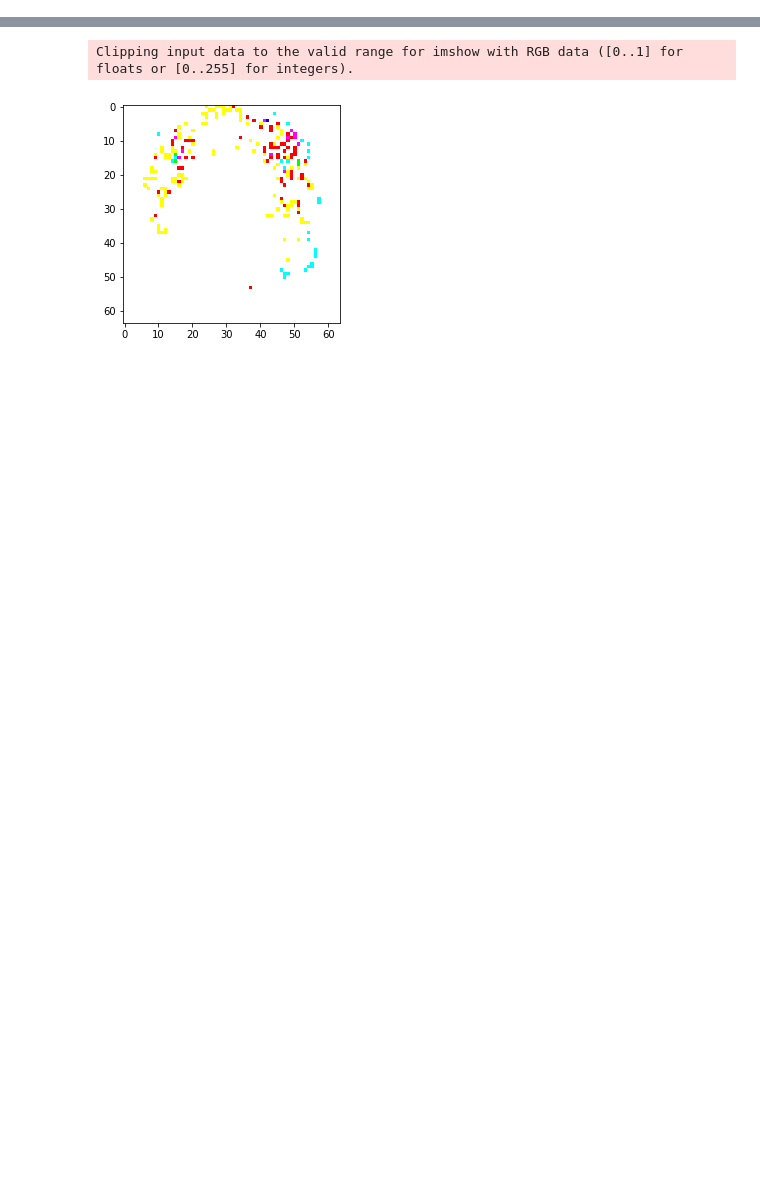
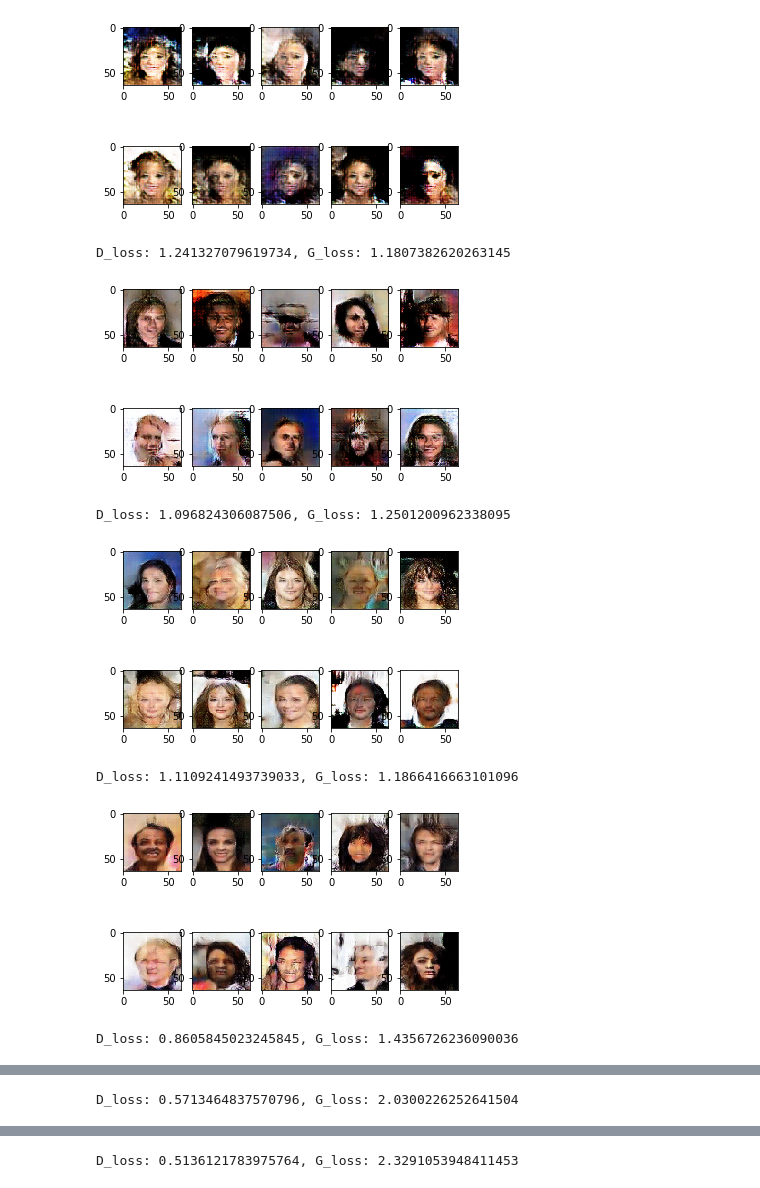
Before and after one commit to kilohotel8/dcgan_tf, a Jupyter notebook: DCGAN_tf.ipynb, the cells around one changed output, grey strips where cells are left out. Drawn from its saved outputs; the diff is of its cells as text; code cells hidden in the pictures; blank space fills up the shorter version.

```diff
--- a/DCGAN_tf.ipynb
+++ b/DCGAN_tf.ipynb
@@ -18,5 +12,3 @@ for i, file in enumerate(filelist):
     im = Image.open('img_align_celeba/'+file)
     new_im = im.resize(size)
     new_im.save('resized_img/file_{}.jpg'.format(i))
-    if i % 10000 == 0:
-        print(i)
@@ -193 +112,18 @@ G_train_step = G_opt.minimize(G_loss, var_list=G_vars)
+# %%
+## setting graph
+Z = tf.placeholder(tf.float32, [batch_size, 100])
+X = tf.placeholder(tf.float32, [batch_size, 64, 64, 3])
+
+G = generator(Z)
+D_X = discriminator(X)
+D_G = discriminator(G)
+
+D_loss = -tf.reduce_mean(tf.log(D_X) + tf.log(1 - D_G))
+G_loss = -tf.reduce_mean(tf.log(D_G))
+
+G_variables = [g_w1, g_w2, g_w3, g_w4, g_w5]
+D_variables = [d_w1, d_w2, d_w3,d_w4, d_w5]
+
+D_train = tf.train.AdamOptimizer(learning_rate, beta1=0.5).minimize(D_loss, var_list=D_variables)
+G_train = tf.train.AdamOptimizer(learning_rate, beta1=0.5).minimize(G_loss, var_list=G_variables)
 # %%
@@ -202,29 +138,52 @@ def parser(example):
     image = parsed_feature['image_raw']
     return height, width, image
 # %%
+## running session
 with tf.Session() as sess:
     sess.run(tf.global_variables_initializer())
     for e in range(epoch):
+        data = tf.data.TFRecordDataset(path).map(parser).batch(batch_size).make_one_shot_iterator()
         batch_num = int(202600/batch_size)
         D_loss_total = 0
         G_loss_total = 0
-        for batch in range(batch_num):
-            _, _, image = tf.data.TFRecordDataset(path).map(parser).batch(batch_size).make_one_shot_iterator().get_next()
+        for batch in range(batch_num-1):
+            _, _, image = data.get_next()
             image_decoded = tf.decode_raw(image, tf.float32)
-            decded = sess.run(image_decded)
+            decoded = sess.run(image_decoded)
             x = np.reshape(decoded, (batch_size, 64, 64, 3))
-            _, D_loss_temp = sess.run([D_train_step, D_loss], feed_dict = {X:x})
-            _, G_loss_temp = sess.run([G_train_step, G_loss])
+            z_d = np.random.normal(size=(batch_size, 100))
+            z_g = np.random.normal(size=(batch_size, 100))
+
+            _, D_loss_temp = sess.run([D_train, D_loss], feed_dict={X: x, Z: z_d})
+            _, G_loss_temp = sess.run([G_train, G_loss], feed_dict={Z: z_g})
+
+            if e == 0 and batch < 200:
+                z_g = np.random.normal(size=(batch_size, 100))
+                _, G_loss_temp = sess.run([G_train, G_loss], feed_dict={Z: z_g})
 
             D_loss_total += D_loss_temp
             G_loss_total += G_loss_temp
 
-        print("D_loss: " + str(D_loss_total/batch_num) + ", G_loss: " + str(G_loss_total/batch_num))
-        samples = sess.run(G)
+        D_loss_total = D_loss_total/(batch_num - 1)
+        G_loss_total = G_loss_total/(batch_num - 1)
+
+        z = np.random.normal(size=[batch_size, 100])
+        samples = sess.run(G, feed_dict={Z:z})
         for i in range(10):
             img = samples[i]
-            img = img.reshape(64, 64)
-            img = int(img*127.5 + 127.5)
+            img = img.reshape(64, 64, 3)
+            img = (img*127.5 + 127.5).astype(int)
             plt.subplot(2, 5, i + 1)
             plt.imshow(img)
-            plt.show()
+        plt.show()
+
+        print("D_loss: " + str(D_loss_total) + ", G_loss: " + str(G_loss_total))
+# %% [output]
+[figure, added]
+D_loss: 1.241327079619734, G_loss: 1.1807382620263145
+[figure, added]
+D_loss: 1.096824306087506, G_loss: 1.2501200962338095
+[figure, added]
+D_loss: 1.1109241493739033, G_loss: 1.1866416663101096
+[figure, added]
+D_loss: 0.8605845023245845, G_loss: 1.4356726236090036
@@ -230,0 +191 @@ with tf.Session() as sess:
+D_loss: 0.5713464837570796, G_loss: 2.0300226252641504
@@ -231,14 +193 @@ with tf.Session() as sess:
+D_loss: 0.5136121783975764, G_loss: 2.3291053948411453
-# %%
-with tf.Session() as sess:
-    _, _, image = tf.data.TFRecordDataset(path).map(parser).batch(batch_size).make_one_shot_iterator().get_next()
-    image_decoded = tf.decode_raw(image, tf.float32)
-    decded = sess.run(image_decded)
-    x = np.reshape(decoded, (batch_size, 64, 64, 3))
-    plt.imshow(x[0]*127.5 + 127.5)
-
-    for i, image in enumerate(images):
-
-        plt.imshow(image)
-# %% [output]
-Clipping input data to the valid range for imshow with RGB data ([0..1] for floats or [0..255] for integers).
-[figure, removed]
```
Also changed, not shown: parts of 9 cells of this notebook.
